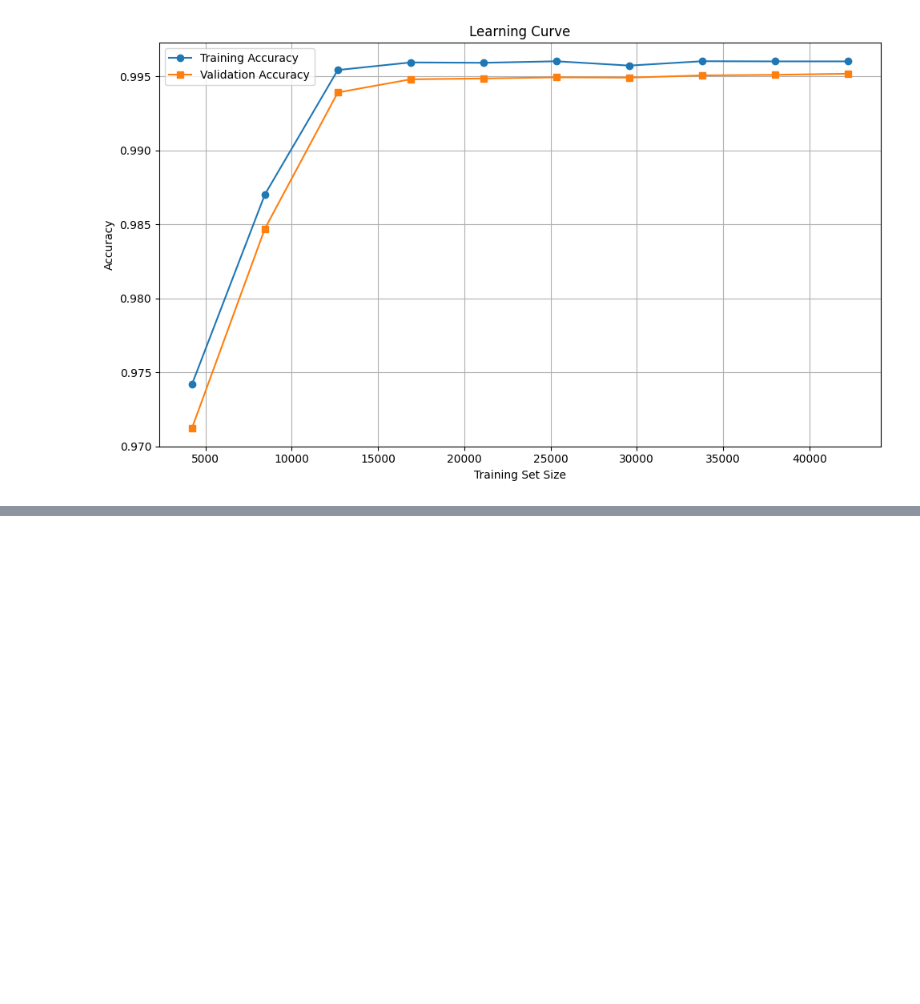
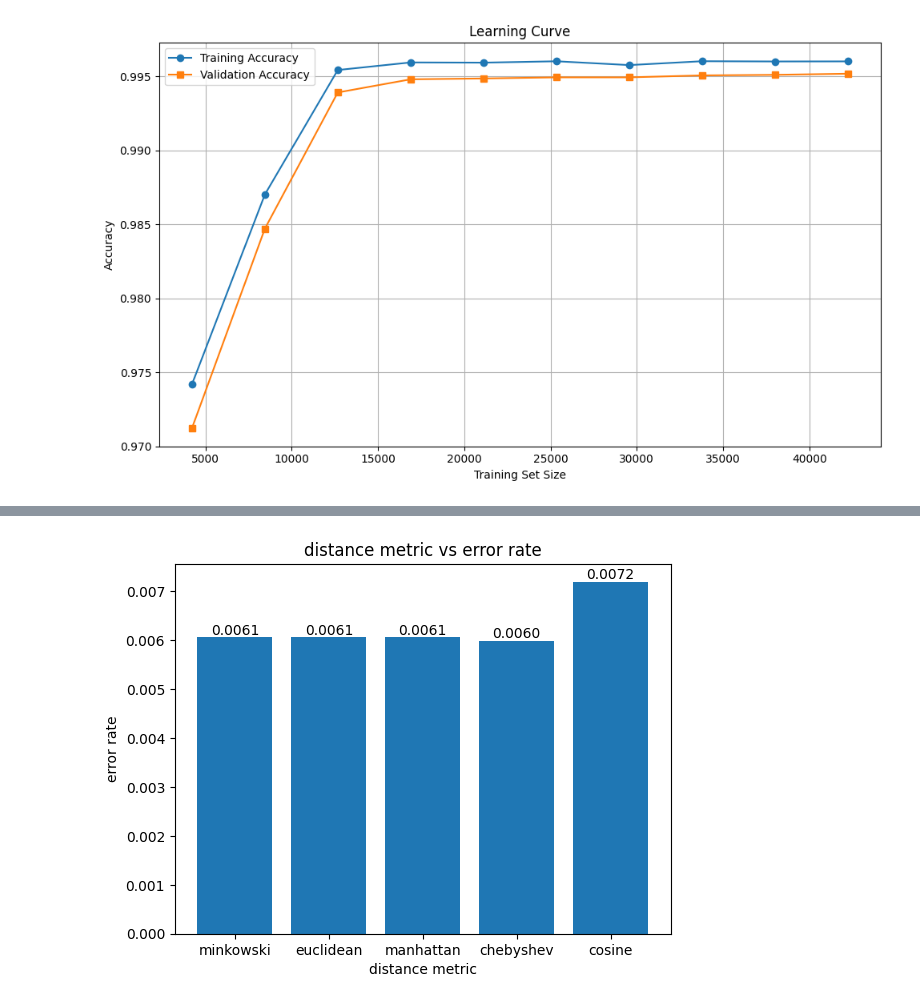
Before and after one commit to ChristopherZinati/483-final-project, a Jupyter notebook: OPCUA_notebook.ipynb, the cells around one changed output, grey strips where cells are left out. Cells and saved outputs as stored; diff of their text form; code cells hidden in the pictures; blank space fills up the shorter version.

```diff
--- a/OPCUA_notebook.ipynb
+++ b/OPCUA_notebook.ipynb
@@ -584,0 +633,32 @@ pickle.dump(RandomForestModel1_proccessed, open(filename, 'wb'))
+# %%
+knn_minkowski = KNeighborsClassifier(n_neighbors=3, weights='distance', metric='minkowski')
+knn_euclidean = KNeighborsClassifier(n_neighbors=3, weights='distance', metric='euclidean')
+knn_manhattan = KNeighborsClassifier(n_neighbors=3, weights='distance', metric='manhattan')
+knn_chebyshev = KNeighborsClassifier(n_neighbors=3, weights='distance', metric='chebyshev')
+knn_cosine = KNeighborsClassifier(n_neighbors=3, weights='distance', metric='cosine')
+
+knn_minkowski.fit(X_train_clean, y_train)
+knn_euclidean.fit(X_train_clean, y_train)
+knn_manhattan.fit(X_train_clean, y_train)
+knn_chebyshev.fit(X_train_clean, y_train)
+knn_cosine.fit(X_train_clean, y_train)
+
+minkowski_error = 1 -accuracy_score(y_test, knn_minkowski.predict(X_test_clean))
+euclidean_error = 1 -accuracy_score(y_test, knn_euclidean.predict(X_test_clean))
+manhattan_error = 1 -accuracy_score(y_test, knn_manhattan.predict(X_test_clean))
+chebyshev_error =1 - accuracy_score(y_test, knn_chebyshev.predict(X_test_clean))
+cosine_error = 1 -accuracy_score(y_test, knn_cosine.predict(X_test_clean))
+
+plt.figure()
+plt.title("distance metric vs error rate")
+functions = ["minkowski", "euclidean", "manhattan", "chebyshev", "cosine"]
+counts = [minkowski_error, euclidean_error, manhattan_error, chebyshev_error, cosine_error]
+for i, err in enumerate(counts):
+    plt.text(i, err, f"{err:.4f}", ha='center', va='bottom')
+plt.bar(functions, counts)
+plt.ylim()
+plt.xlabel("distance metric")
+plt.ylabel("error rate")
+plt.show()
+# %% [output]
+[figure, added]
```
Also changed, not shown: parts of 29 cells of this notebook, 13 other files.
